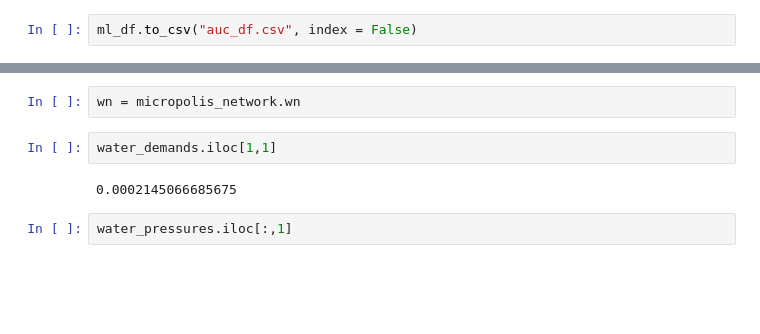
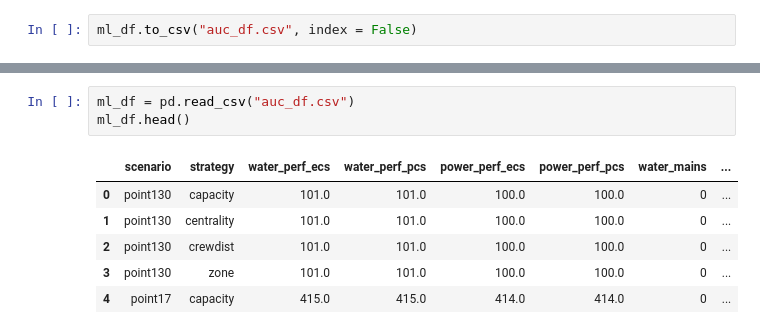
Before and after one commit to srijithbalakrishnan/dreaminsg-integrated-model, a Jupyter notebook: infrarisk/experiments/micropolis_ml_model/final_data_for_ml.ipynb, the cells around one changed output, grey strips where cells are left out. Saved outputs shown, nothing was run; the diff lists cells and outputs as text; blank space fills up the shorter version.

```diff
--- a/infrarisk/experiments/micropolis_ml_model/final_data_for_ml.ipynb
+++ b/infrarisk/experiments/micropolis_ml_model/final_data_for_ml.ipynb
@@ -230,8 +183,10 @@ water_demands.head()
-# %%
-wn = micropolis_network.wn
-# %%
-water_demands.iloc[1,1]
-# %% [output]
-0.0002145066685675
-# %%
-water_pressures.iloc[:,1]
+# %%
+ml_df = pd.read_csv("auc_df.csv")
+ml_df.head()
+# %% [output]
+|  | scenario | strategy | water_perf_ecs | water_perf_pcs | power_perf_ecs | power_perf_pcs | water_mains | ... |
+| 0 | point130 | capacity | 101.0 | 101.0 | 100.0 | 100.0 | 0 | ... |
+| 1 | point130 | centrality | 101.0 | 101.0 | 100.0 | 100.0 | 0 | ... |
+| 2 | point130 | crewdist | 101.0 | 101.0 | 100.0 | 100.0 | 0 | ... |
+| 3 | point130 | zone | 101.0 | 101.0 | 100.0 | 100.0 | 0 | ... |
+| 4 | point17 | capacity | 415.0 | 415.0 | 414.0 | 414.0 | 0 | ... |
```
Also changed, not shown: parts of 28 cells of this notebook, 7 other files.
